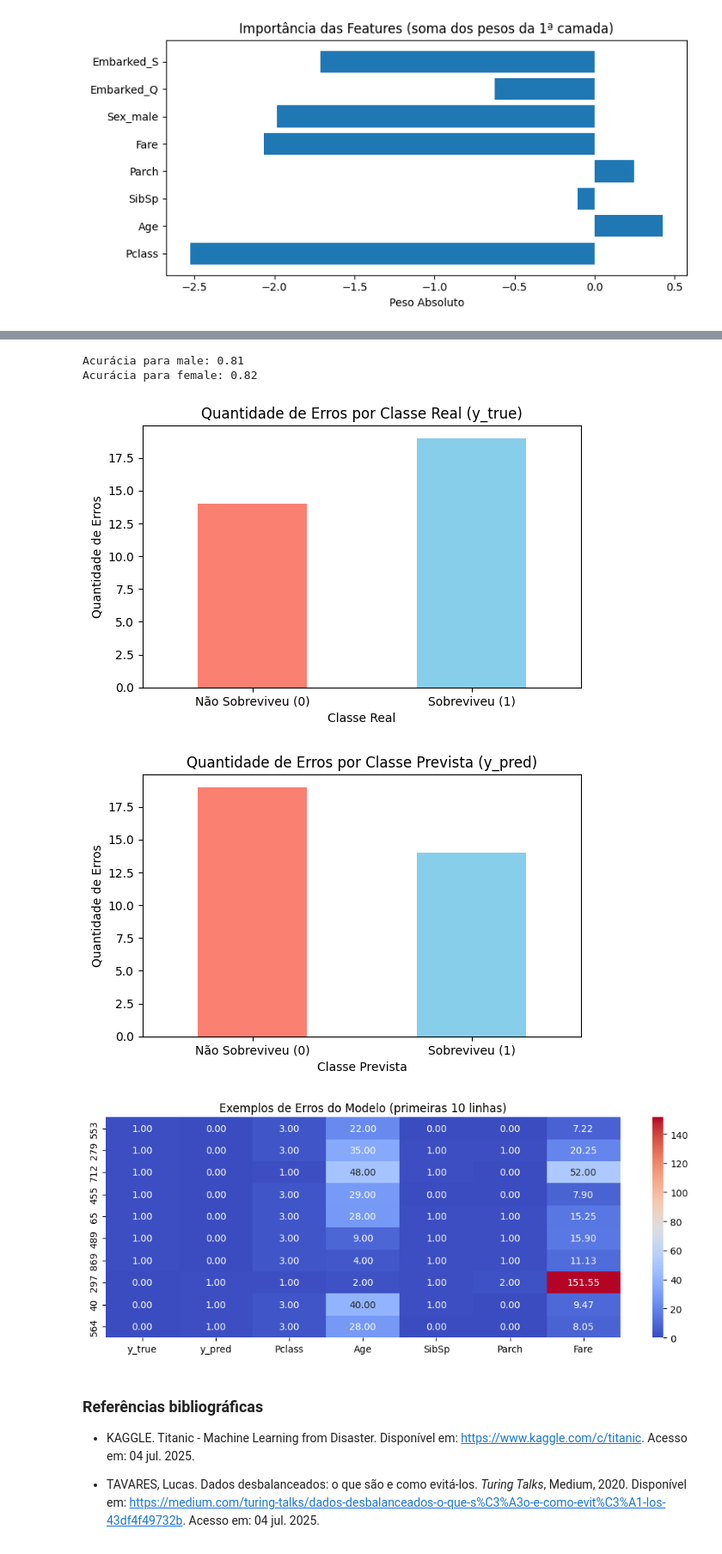
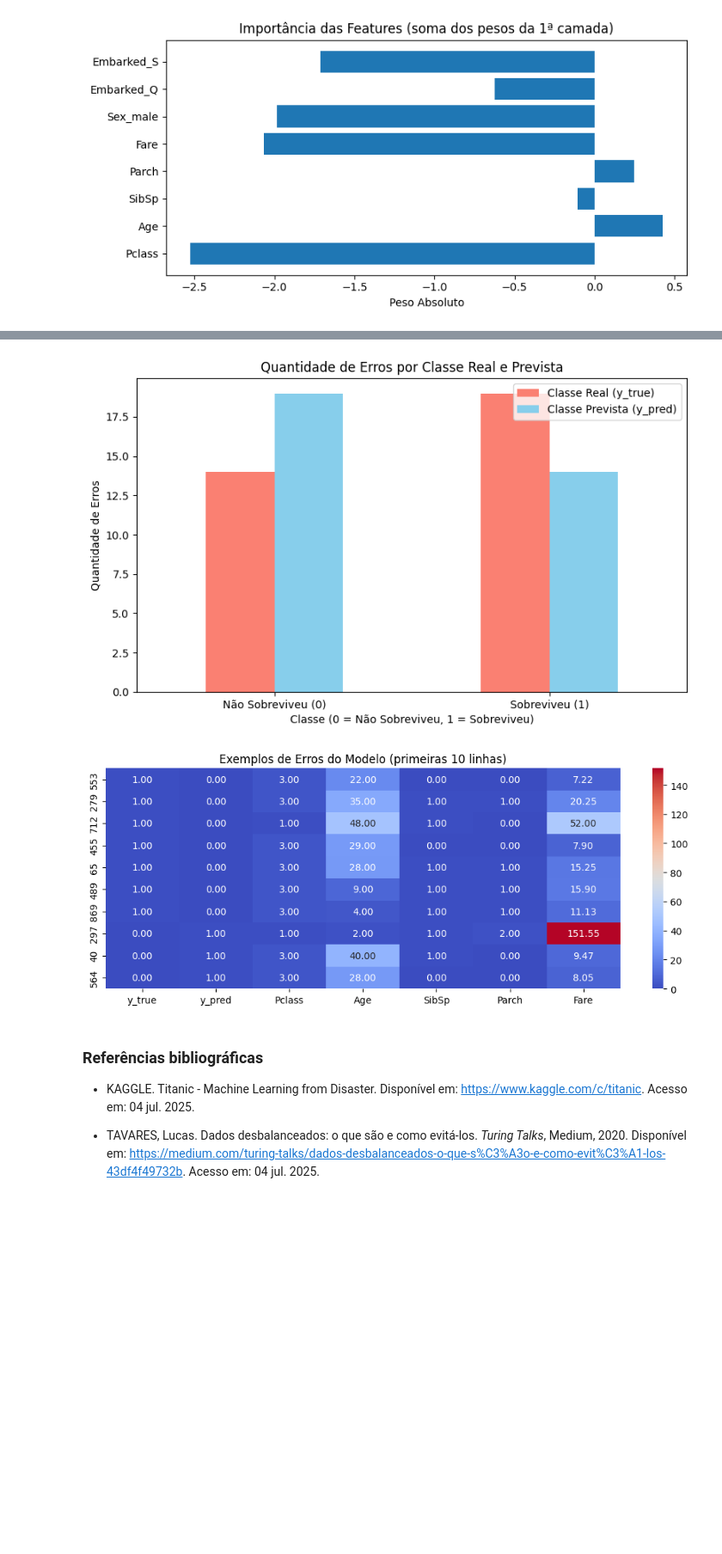
Before and after one commit to joaopedroalcn/JOAOPEDRODEALCANTARALIMA_Titanic, a Jupyter notebook: p3_titanic.ipynb, the cells around one changed output, grey strips where cells are left out. Shown at 86% size. Drawn from its saved outputs; the diff is of its cells as text; code cells hidden in the pictures; blank space fills up the shorter version.

```diff
--- a/p3_titanic.ipynb
+++ b/p3_titanic.ipynb
@@ -116,7 +116,7 @@ from sklearn.model_selection import train_test_split
 from sklearn.neural_network import MLPClassifier
 from sklearn.preprocessing import StandardScaler
 from imblearn.over_sampling import RandomOverSampler
-from sklearn.metrics import accuracy_score, log_loss
+from sklearn.metrics import log_loss
 
 # Seleção de features
 features = ['Pclass', 'Sex', 'Age', 'SibSp', 'Parch', 'Fare', 'Embarked']
@@ -162,9 +162,6 @@ for epoch in range(max_epochs):
     y_val_pred_proba = mlp.predict_proba(X_val_scaled)
     train_loss.append(log_loss(y_train_bal, y_train_pred_proba))
     val_loss.append(log_loss(y_val, y_val_pred_proba))
-    train_acc.append(accuracy_score(y_train_bal, y_train_pred))
-    val_acc.append(accuracy_score(y_val, y_val_pred))
-    print(f"Época {epoch+1}: Loss Treino={train_loss[-1]:.4f}, Loss Validação={val_loss[-1]:.4f}, Acc Treino={train_acc[-1]:.4f}, Acc Validação={val_acc[-1]:.4f}")
 
     # Early stopping
     if val_loss[-1] < best_val_loss - 1e-4:
@@ -186,13 +183,4 @@ plt.ylabel('Loss')
 plt.title('Curva de Loss por Época')
 plt.legend()
 plt.show()
-
-plt.figure(figsize=(10,5))
-plt.plot(train_acc, label='Acurácia Treino')
-plt.plot(val_acc, label='Acurácia Validação')
-plt.xlabel('Época')
-plt.ylabel('Acurácia')
-plt.title('Curva de Acurácia por Época')
-plt.legend()
-plt.show()
 # %% [output]
@@ -448,63 +352,43 @@ Exemplos de erros do modelo:
-# %%
-val_results['Sex'] = train_df.loc[X_val.index, 'Sex']
-for group in val_results['Sex'].unique():
-    mask = val_results['Sex'] == group
-    acc = (val_results.loc[mask, 'y_true'] == val_results.loc[mask, 'y_pred']).mean()
-    print(f'Acurácia para {group}: {acc:.2f}')
-# %% [output]
-Acurácia para male: 0.81
-Acurácia para female: 0.82
 # %%
+import matplotlib.pyplot as plt
+import seaborn as sns
+
 # Análise dos erros do modelo com plot
 val_results = X_val.copy()
 val_results['y_true'] = y_val.values
 val_results['y_pred'] = val_pred
 val_results['erro'] = val_results['y_true'] != val_results['y_pred']
 
-import matplotlib.pyplot as plt
-import seaborn as sns
+# Unindo os dois gráficos em um só
+erro_real = val_results[val_results['erro']].groupby('y_true').size()
+erro_pred = val_results[val_results['erro']].groupby('y_pred').size()
+df_erro = pd.DataFrame({'Classe Real (y_true)': erro_real, 'Classe Prevista (y_pred)': erro_pred})
 
-# Plotando a contagem de erros por classe real (y_true)
-plt.figure(figsize=(6,4))
-val_results[val_results['erro']].groupby('y_true').size().plot(kind='bar', color=['salmon', 'skyblue'])
-plt.title('Quantidade de Erros por Classe Real (y_true)')
-plt.xlabel('Classe Real')
+df_erro.plot(kind='bar', color=['salmon', 'skyblue'], figsize=(8,5))
+plt.title('Quantidade de Erros por Classe Real e Prevista')
+plt.xlabel('Classe (0 = Não Sobreviveu, 1 = Sobreviveu)')
 plt.ylabel('Quantidade de Erros')
 plt.xticks([0,1], ['Não Sobreviveu (0)', 'Sobreviveu (1)'], rotation=0)
+plt.legend()
 plt.tight_layout()
 plt.show()
 
-# Plotando a contagem de erros por classe prevista (y_pred)
-plt.figure(figsize=(6,4))
-val_results[val_results['erro']].groupby('y_pred').size().plot(kind='bar', color=['salmon', 'skyblue'])
-plt.title('Quantidade de Erros por Classe Prevista (y_pred)')
-plt.xlabel('Classe Prevista')
-plt.ylabel('Quantidade de Erros')
-plt.xticks([0,1], ['Não Sobreviveu (0)', 'Sobreviveu (1)'], rotation=0)
-plt.tight_layout()
-plt.show()
-
-# Seleciona apenas colunas numéricas e as classes para o heatmap
+# Heatmap dos erros (mantido igual)
 cols_to_show = ['y_true', 'y_pred']
 for col in ['Pclass', 'Age', 'SibSp', 'Parch', 'Fare']:
     if col in val_results.columns:
         cols_to_show.append(col)
 
-# Garante que só vai valores numéricos
 heatmap_data = val_results[val_results['erro']].head(10)[cols_to_show].astype(float)
-
-import seaborn as sns
-import matplotlib.pyplot as plt
 
 plt.figure(figsize=(10,4))
 sns.heatmap(heatmap_data, annot=True, fmt='.2f', cmap='coolwarm')
 plt.title('Exemplos de Erros do Modelo (primeiras 10 linhas)')
 plt.tight_layout()
 plt.show()
 # %% [output]
-[figure, old version]
+[figure, new version]
-[figure, old version]
+[figure, new version]
-[figure, removed]
 # %% [markdown]
 ### Referências bibliográficas
 
```
Also changed, not shown: parts of 5 cells of this notebook.
